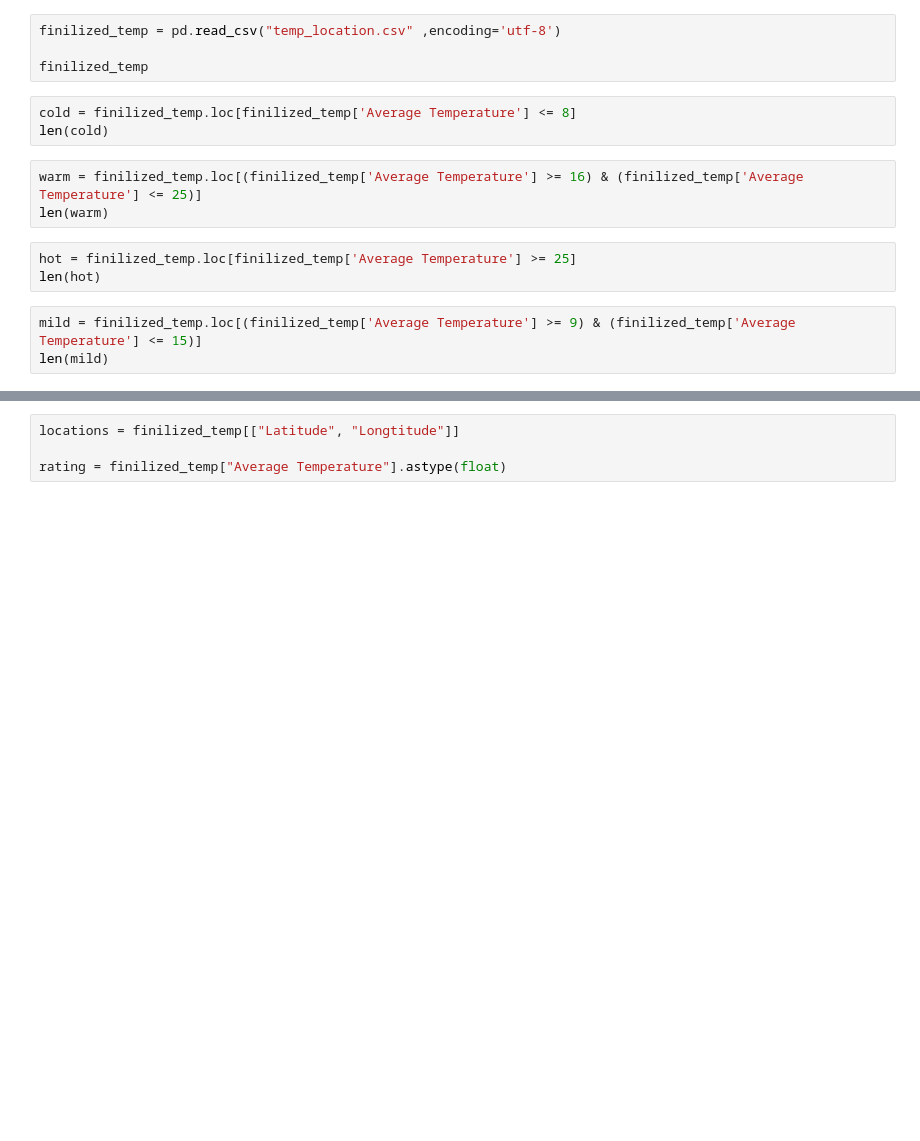
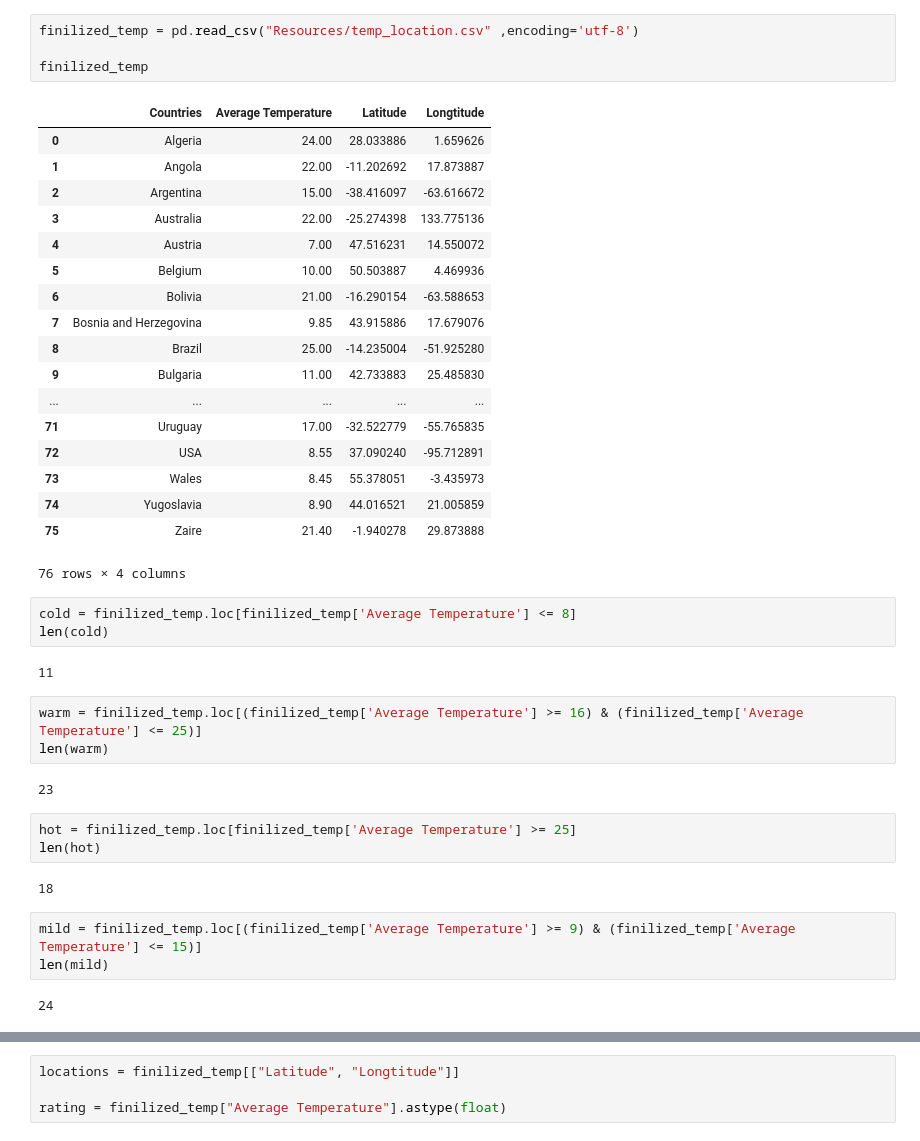
Before and after one commit to hgreyner/group1_project, a Jupyter notebook: FIF-Temperature-msammis-addition.ipynb, the cells around one changed output, grey strips where cells are left out. Saved outputs shown, nothing was run; the diff lists cells and outputs as text; blank space fills up the shorter version.

```diff
--- a/FIF-Temperature-msammis-addition.ipynb
+++ b/FIF-Temperature-msammis-addition.ipynb
@@ -180,19 +234,46 @@ merged
 # %%
-finilized_temp = pd.read_csv("temp_location.csv" ,encoding='utf-8')
+finilized_temp = pd.read_csv("Resources/temp_location.csv" ,encoding='utf-8')
 
 finilized_temp
+# %% [output]
+|  | Countries | Average Temperature | Latitude | Longtitude |
+| 0 | Algeria | 24.00 | 28.033886 | 1.659626 |
+| 1 | Angola | 22.00 | -11.202692 | 17.873887 |
+| 2 | Argentina | 15.00 | -38.416097 | -63.616672 |
+| 3 | Australia | 22.00 | -25.274398 | 133.775136 |
+| 4 | Austria | 7.00 | 47.516231 | 14.550072 |
+| 5 | Belgium | 10.00 | 50.503887 | 4.469936 |
+| 6 | Bolivia | 21.00 | -16.290154 | -63.588653 |
+| 7 | Bosnia and Herzegovina | 9.85 | 43.915886 | 17.679076 |
+| 8 | Brazil | 25.00 | -14.235004 | -51.925280 |
+| 9 | Bulgaria | 11.00 | 42.733883 | 25.485830 |
+| ... | ... | ... | ... | ... |
+| 71 | Uruguay | 17.00 | -32.522779 | -55.765835 |
+| 72 | USA | 8.55 | 37.090240 | -95.712891 |
+| 73 | Wales | 8.45 | 55.378051 | -3.435973 |
+| 74 | Yugoslavia | 8.90 | 44.016521 | 21.005859 |
+| 75 | Zaire | 21.40 | -1.940278 | 29.873888 |
+76 rows × 4 columns
 # %%
 cold = finilized_temp.loc[finilized_temp['Average Temperature'] <= 8]
 len(cold)
+# %% [output]
+11
 # %%
 warm = finilized_temp.loc[(finilized_temp['Average Temperature'] >= 16) & (finilized_temp['Average Temperature'] <= 25)]
 len(warm)
+# %% [output]
+23
 # %%
 hot = finilized_temp.loc[finilized_temp['Average Temperature'] >= 25]
 len(hot)
+# %% [output]
+18
 # %%
 mild = finilized_temp.loc[(finilized_temp['Average Temperature'] >= 9) & (finilized_temp['Average Temperature'] <= 15)]
 len(mild)
+# %% [output]
+24
 # %%
 numbers = [11, 23, 18, 24]
 
```
Also changed, not shown: parts of 21 cells of this notebook.
